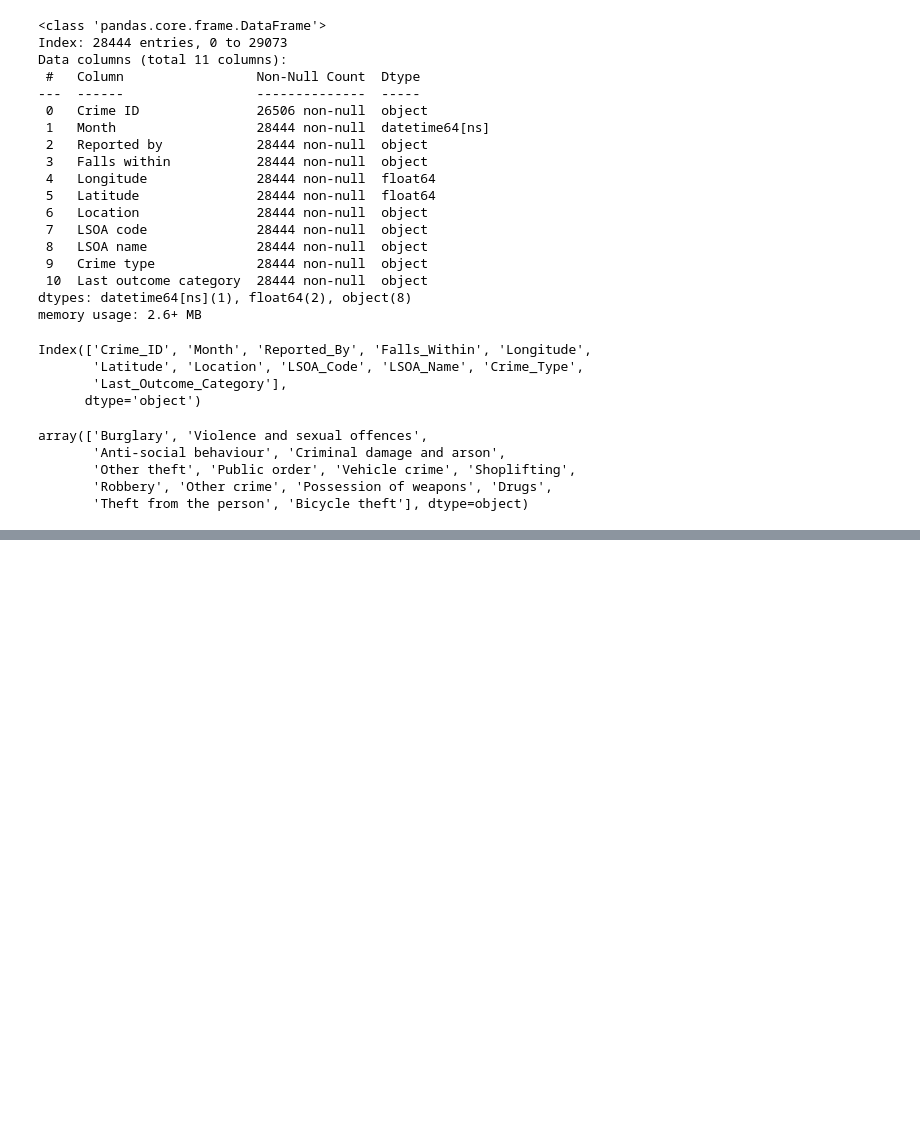
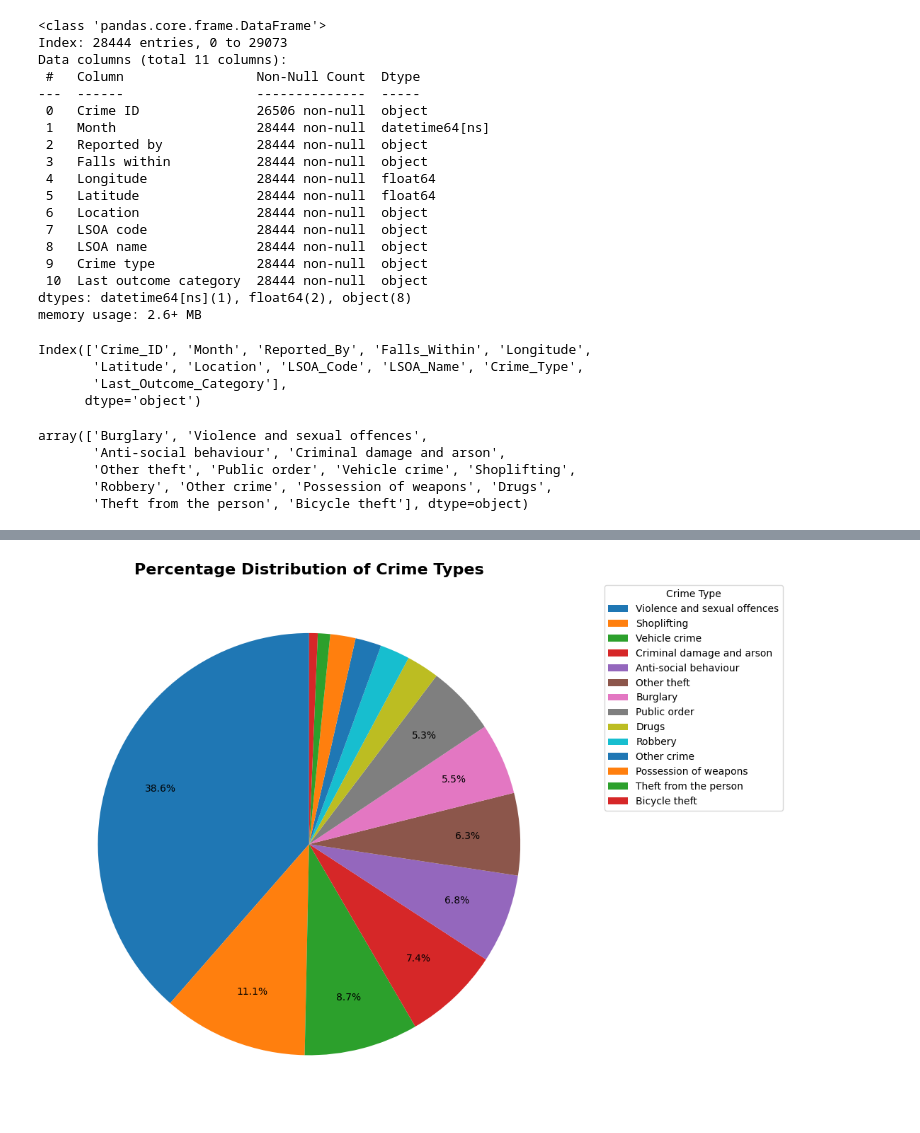
Before and after one commit to samuelkimaru2006-png/DSA-1080-project, a Jupyter notebook: notebooks/analysis.ipynb, the cells around one changed output, grey strips where cells are left out. Saved outputs shown, nothing was run; the diff lists cells and outputs as text; code cells hidden in the pictures; blank space fills up the shorter version.

```diff
--- a/notebooks/analysis.ipynb
+++ b/notebooks/analysis.ipynb
@@ -159,0 +260,35 @@ df.to_csv("../data/processed/crime_data_cleaned.csv", index=False)
+# %%
+# Visualization for Analysis Question 6
+
+import matplotlib.pyplot as plt
+
+def autopct_format(pct):
+    return f"{pct:.1f}%" if pct >= 3 else ""
+
+plt.figure(figsize=(10, 8))
+
+crime_percent.plot(
+    kind="pie",
+    labels=None,
+    autopct=autopct_format,
+    startangle=90,
+    pctdistance=0.75
+)
+
+plt.title("Percentage Distribution of Crime Types",
+          fontsize=16,
+          fontweight="bold")
+
+plt.legend(
+    crime_percent.index,
+    title="Crime Type",
+    bbox_to_anchor=(1.05, 1),
+    loc="upper left"
+)
+
+plt.ylabel("")
+plt.tight_layout()
+
+plt.show()
+# %% [output]
+[figure, added]
```
Also changed, not shown: parts of 10 cells of this notebook.
